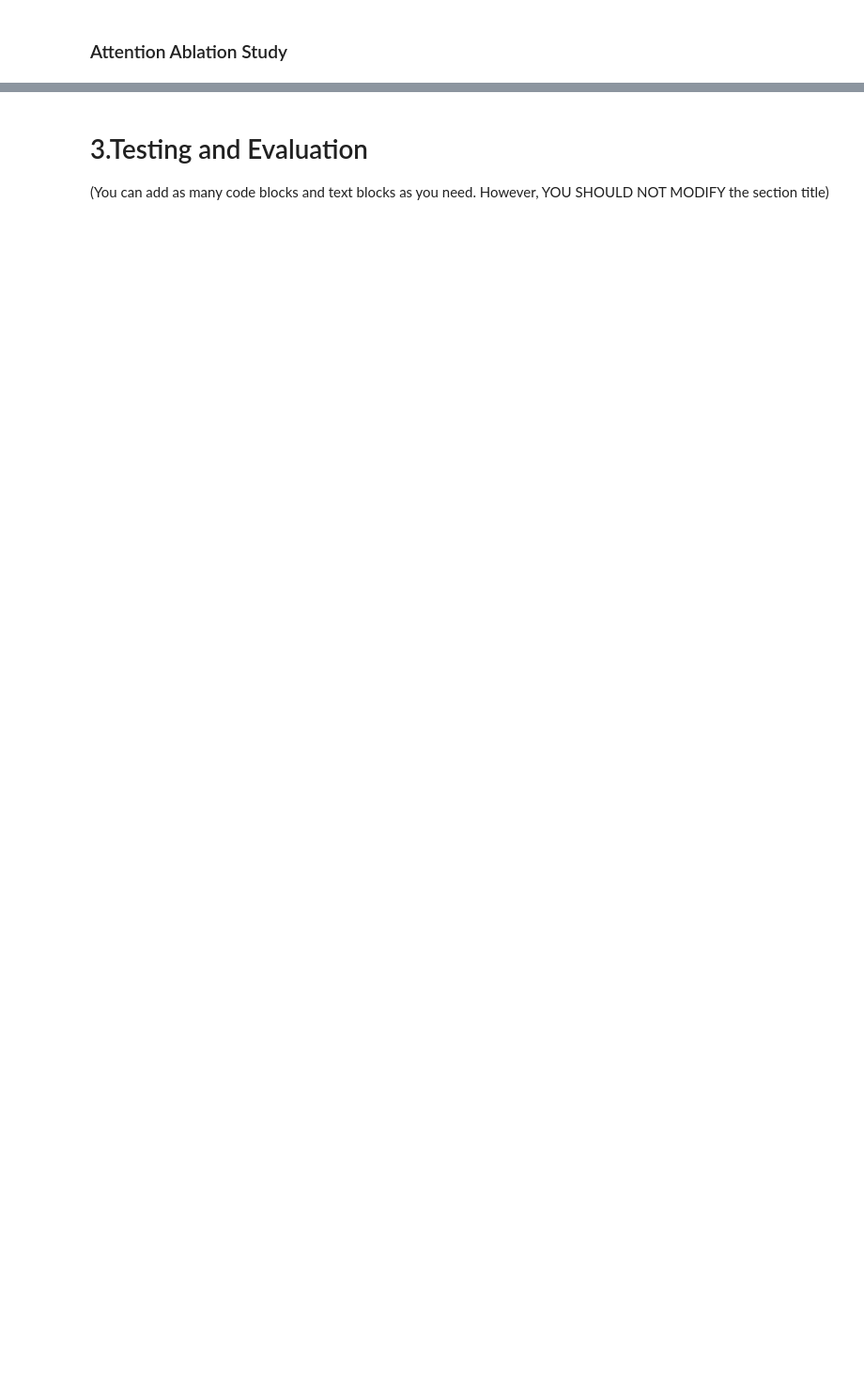
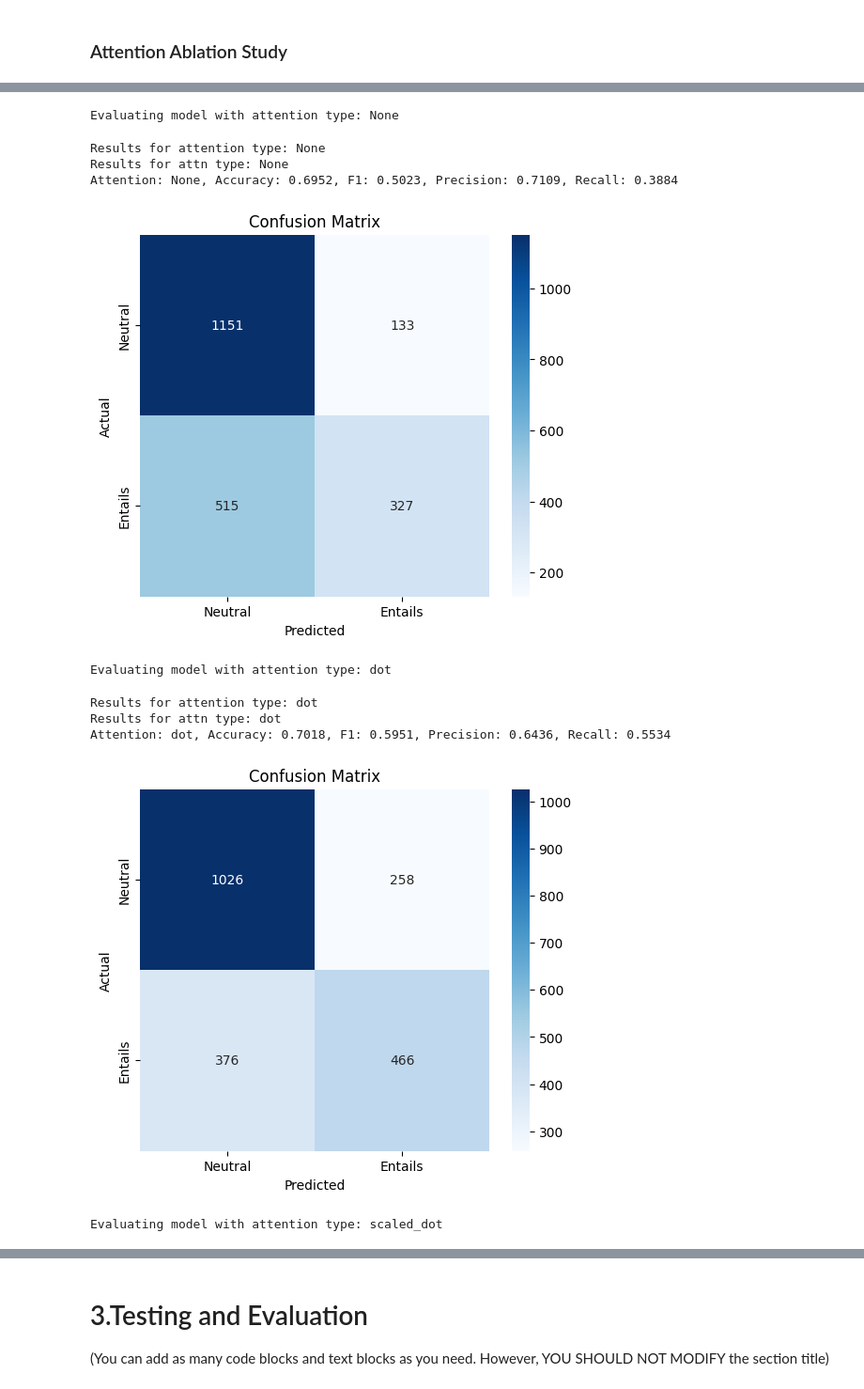
Before and after one commit to Martin-EvansUWA/Natural-Language-Processing, a Jupyter notebook: CITS4012_68.ipynb, the cells around one changed output, grey strips where cells are left out. Shown: that part at 94% size. Drawn from its saved outputs; the diff is of its cells as text; code cells hidden in the pictures; blank space fills up the shorter version.

```diff
--- a/CITS4012_68.ipynb
+++ b/CITS4012_68.ipynb
@@ -48,3 +51,5 @@ val_file = f"{db_path}/validation.json"
+# %%
+do_training = False
 # %% [markdown]
 # 1.Dataset Processing
 (You can add as many code blocks and text blocks as you need. However, YOU SHOULD NOT MODIFY the section title)
@@ -1376,7 +1282,6 @@ class Attention(nn.Module):
             self.Wa = nn.Linear(2 * hidden_size, hidden_size)
             self.va = nn.Linear(hidden_size, 1, bias=False)
 
-
         # Projections for standard QKV
         self.query_proj = nn.Linear(hidden_size, hidden_size)
         self.key_proj = nn.Linear(hidden_size, hidden_size)
@@ -1396,7 +1301,7 @@ class Attention(nn.Module):
         K = self.key_proj(key)
         V = self.value_proj(value)
 
-        # Compute attention scores
+        # Compute attention scores based off selected type
         if self.attn_type == 'dot':
             scores = torch.bmm(Q, K.transpose(1,2))
         elif self.attn_type == 'scaled_dot':
@@ -1415,7 +1320,7 @@ class Attention(nn.Module):
 
         if key_mask is not None:
             mask = key_mask.unsqueeze(1).expand(-1, L_q, -1)
-            scores = scores.masked_fill(~mask, float('-inf'))
+            scores = scores.masked_fill(mask == 0, float('-inf'))
 
         attn_weights = F.softmax(scores, dim=-1)
         context = torch.bmm(attn_weights, V)
@@ -1661,7 +1583,0 @@ if False:
-# %%
-for attn, metrics in results.items():
-    print(f"Attention: {attn}, Accuracy: {metrics['accuracy']:.4f}, F1: {metrics['f1']:.4f}")
-# %%
-for attn, metrics in results.items():
-    print(f"Attn: {attn}")
-    display(metrics['accuracy'])
@@ -1667,0 +1586,45 @@ for attn, metrics in results.items():
+# %%
+for attn in attentions:
+    print(f"Evaluating model with attention type: {attn}")
+    model =BiLSTM(
+            input_size=embed_model.vector_size,
+            hidden_size=32,
+            output_size=1,
+            dropout=0.3,
+            bidirectional=True,
+            n_layers=2,
+            attn_type=attn
+        )
+    model.load_state_dict(torch.load(f"models/attn_{attn}.pth"))
+    task = Task(
+        model=model,
+        train_df=train_df,
+        val_df=val_df,
+        test_df=test_df,
+        save_path=f"models/attn_{attn}.pth",
+        optimizer=None,
+        scheduler=None,
+        loss_fn=nn.BCEWithLogitsLoss(),
+        device="cuda" if torch.cuda.is_available() else "cpu",
+        batch_size=48,
+        weighted_sampling=True,
+        forward_func=bilstm_forward
+    )
+
+    metrics = task.evaluate()
+    print(f"Results for attention type: {attn}")
+    print(f"Results for attn type: {attn}")
+    print(f"Attention: {attn}, Accuracy: {metrics['accuracy']:.4f}, F1: {metrics['f1']:.4f}, Precision: {metrics['precision']:.4f}, Recall: {metrics['recall']:.4f}")
+    plot_cm(metrics['confusion_matrix'], class_names=['Neutral', 'Entails'])
+# %% [output]
+Evaluating model with attention type: None
+Results for attention type: None
+Results for attn type: None
+Attention: None, Accuracy: 0.6952, F1: 0.5023, Precision: 0.7109, Recall: 0.3884
+[figure, added]
+Evaluating model with attention type: dot
+Results for attention type: dot
+Results for attn type: dot
+Attention: dot, Accuracy: 0.7018, F1: 0.5951, Precision: 0.6436, Recall: 0.5534
+[figure, added]
+Evaluating model with attention type: scaled_dot
```
Also changed, not shown: parts of 60 cells of this notebook, 3 other files.
